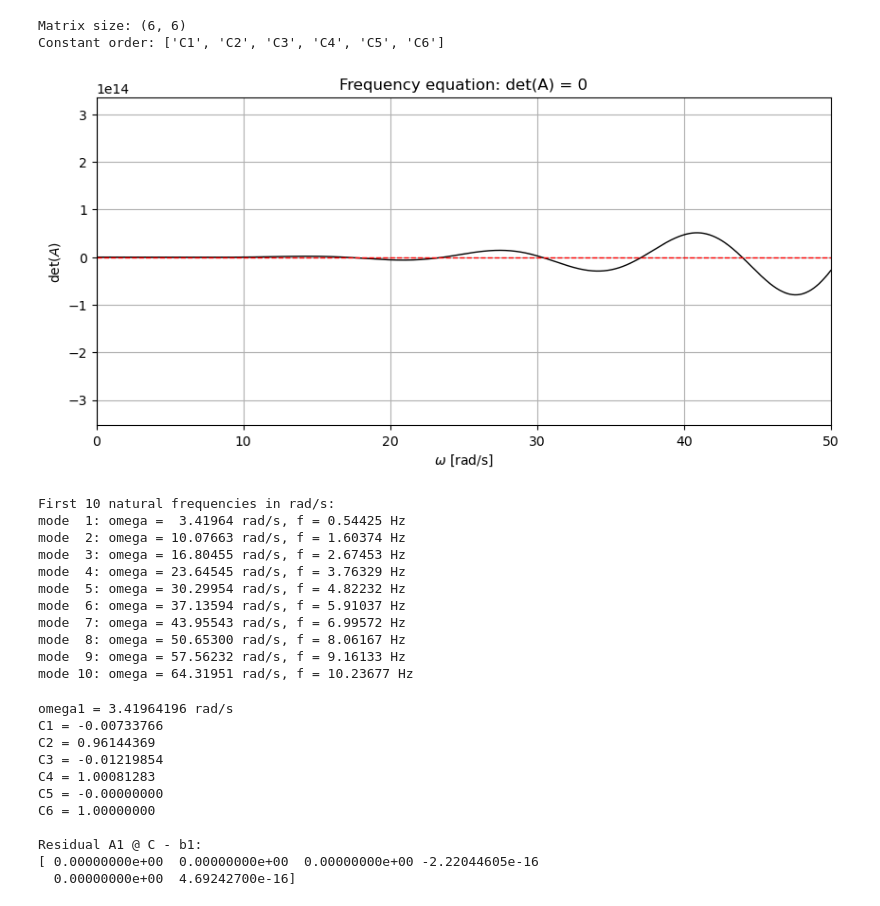
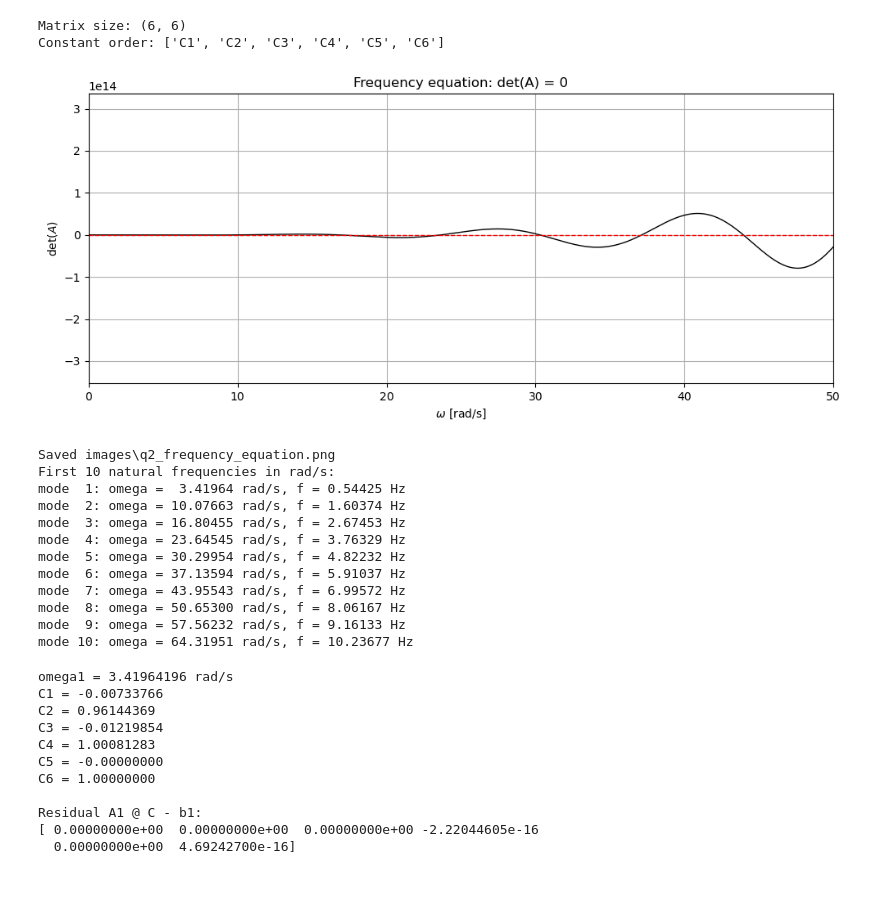
Before and after one commit to josems06-crypto/CIEM5220_Earthquakes, a Jupyter notebook: JM_part_1_to_3.ipynb, the cells around one changed output. Drawn from its saved outputs; the diff is of its cells as text; code cells hidden in the pictures.

```diff
--- a/JM_part_1_to_3.ipynb
+++ b/JM_part_1_to_3.ipynb
@@ -15,11 +15,15 @@ This notebook follows the same rough order as the Maple files.
 import numpy as np
 import matplotlib.pyplot as plt
 import sympy as sp
+from pathlib import Path
+from matplotlib.patches import Rectangle
 from IPython.display import Markdown, display
 
 sp.init_printing(use_unicode=True)
 plt.rcParams["figure.figsize"] = (9, 4.5)
 plt.rcParams["axes.grid"] = True
+images_dir = Path("images")
+images_dir.mkdir(exist_ok=True)
 # %%
 # problem values defined from the student-ID digits, matching Assignment.2.EQ.py
 A, B, C, D, E, F, G = 6, 6, 1, 1, 2, 5, 7
@@ -293,14 +344,17 @@ Constant order: ['C1', 'C2', 'C3', 'C4', 'C5', 'C6']
 omega_scan = np.linspace(0.1, 80.0, 12000)
 det_scan = np.array([det_A(omega) for omega in omega_scan])
 
-plt.figure(figsize=(10, 4.5))
-plt.plot(omega_scan, det_scan, color="black", lw=1.0)
-plt.axhline(0.0, color="red", lw=1.0, ls="--")
-plt.xlim(0.0, 50.0)
-plt.xlabel(r"$\omega$ [rad/s]")
-plt.ylabel(r"det$(A)$")
-plt.title("Frequency equation: det(A) = 0")
+fig_freq, ax = plt.subplots(figsize=(10, 4.5))
+ax.plot(omega_scan, det_scan, color="black", lw=1.0)
+ax.axhline(0.0, color="red", lw=1.0, ls="--")
+ax.set_xlim(0.0, 50.0)
+ax.set_xlabel(r"$\omega$ [rad/s]")
+ax.set_ylabel(r"det$(A)$")
+ax.set_title("Frequency equation: det(A) = 0")
+fig_freq.tight_layout()
+fig_freq.savefig(images_dir / "q2_frequency_equation.png", dpi=220, bbox_inches="tight")
 plt.show()
+print(f"Saved {images_dir / 'q2_frequency_equation.png'}")
 
 def bisection_root(fun, a, b, n_iter=80):
     fa = fun(a)
@@ -312,34 +366,35 @@ def bisection_root(fun, a, b, n_iter=80):
         m = 0.5 * (a + b)
         fm = fun(m)
         if np.sign(fa) == np.sign(fm):
             a, fa = m, fm
         else:
             b, fb = m, fm
 
     return 0.5 * (a + b)
 
 def find_natural_frequencies(omega_grid, n_modes=10):
     det_values = np.array([det_A(omega) for omega in omega_grid])
     sign_changes = np.where(np.sign(det_values[:-1]) != np.sign(det_values[1:]))[0]
 
     omegas = []
     for idx in sign_changes:
         omega_left = omega_grid[idx]
         omega_right = omega_grid[idx + 1]
         omegas.append(bisection_root(det_A, omega_left, omega_right))
         if len(omegas) == n_modes:
             break
 
     return np.array(omegas)
 
 omega_n = find_natural_frequencies(omega_scan, n_modes=10)
 f_n = omega_n / (2.0 * np.pi)
 
 print("First 10 natural frequencies in rad/s:")
 for i, omega in enumerate(omega_n, start=1):
     print(f"mode {i:2d}: omega = {omega:8.5f} rad/s, f = {f_n[i - 1]:7.5f} Hz")
 # %% [output]
-[figure, old version]
+[figure, new version]
+Saved images\q2_frequency_equation.png
 First 10 natural frequencies in rad/s:
 mode  1: omega =  3.41964 rad/s, f = 0.54425 Hz
 mode  2: omega = 10.07663 rad/s, f = 1.60374 Hz
```
Also changed, not shown: parts of 5 cells of this notebook, 7 other files.
